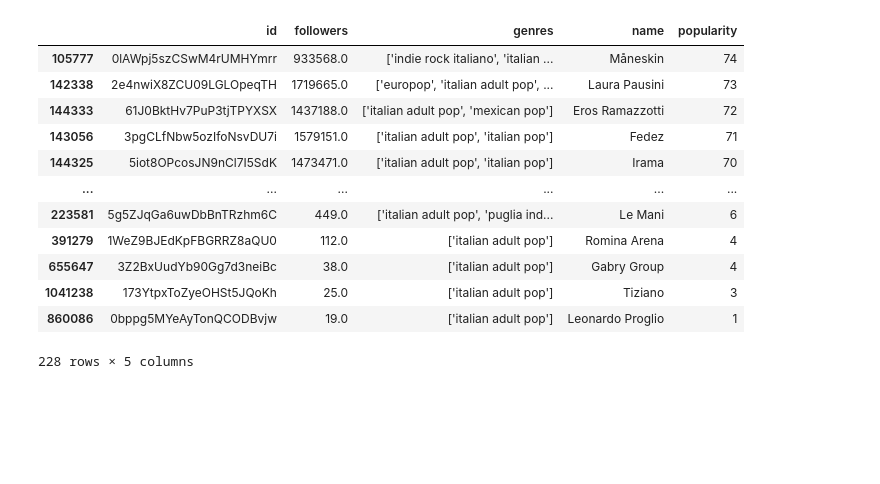
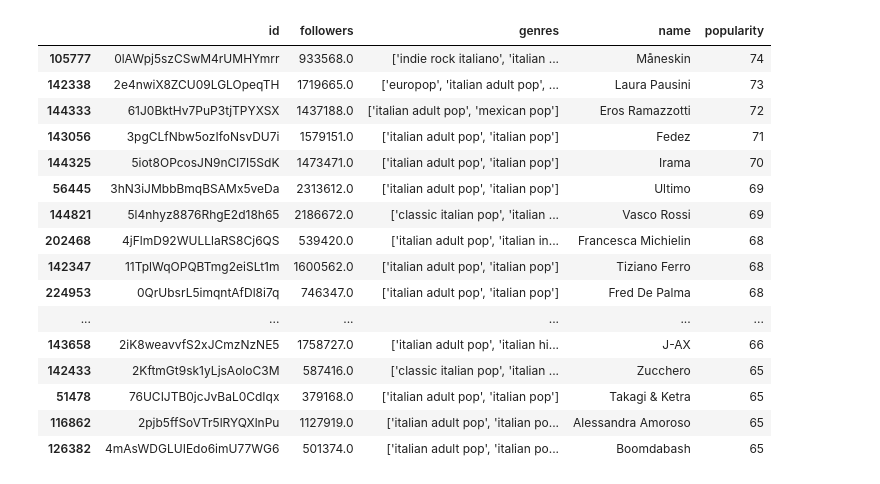
Before and after one commit to MicheleRoar/SISMA, a Jupyter notebook: data_analisys.ipynb, the cells around one changed output. Cells and saved outputs as stored; diff of their text form; code cells hidden in the pictures; blank space fills up the shorter version.

```diff
--- a/data_analisys.ipynb
+++ b/data_analisys.ipynb
@@ -32,16 +57,20 @@ artists[artists.name.str.contains("Gigione", case=False, na=False)]
 # %%
-artists[artists.genres.str.contains("italian adult pop")].sort_values(by="popularity", ascending=False)
+artists[artists.genres.str.contains("italian adult pop")].sort_values(by="popularity", ascending=False).head(20)
 # %% [output]
 |  | id | followers | genres | name | popularity |
 | 105777 | 0lAWpj5szCSwM4rUMHYmrr | 933568.0 | ['indie rock italiano', 'italian ... | Måneskin | 74 |
 | 142338 | 2e4nwiX8ZCU09LGLOpeqTH | 1719665.0 | ['europop', 'italian adult pop', ... | Laura Pausini | 73 |
 | 144333 | 61J0BktHv7PuP3tjTPYXSX | 1437188.0 | ['italian adult pop', 'mexican pop'] | Eros Ramazzotti | 72 |
 | 143056 | 3pgCLfNbw5ozIfoNsvDU7i | 1579151.0 | ['italian adult pop', 'italian pop'] | Fedez | 71 |
 | 144325 | 5iot8OPcosJN9nCl7I5SdK | 1473471.0 | ['italian adult pop', 'italian pop'] | Irama | 70 |
+| 56445 | 3hN3iJMbbBmqBSAMx5veDa | 2313612.0 | ['italian adult pop', 'italian pop'] | Ultimo | 69 |
+| 144821 | 5l4nhyz8876RhgE2d18h65 | 2186672.0 | ['classic italian pop', 'italian ... | Vasco Rossi | 69 |
+| 202468 | 4jFlmD92WULLlaRS8Cj6QS | 539420.0 | ['italian adult pop', 'italian in... | Francesca Michielin | 68 |
+| 142347 | 11TplWqOPQBTmg2eiSLt1m | 1600562.0 | ['italian adult pop', 'italian pop'] | Tiziano Ferro | 68 |
+| 224953 | 0QrUbsrL5imqntAfDl8i7q | 746347.0 | ['italian adult pop', 'italian pop'] | Fred De Palma | 68 |
 | ... | ... | ... | ... | ... | ... |
-| 223581 | 5g5ZJqGa6uwDbBnTRzhm6C | 449.0 | ['italian adult pop', 'puglia ind... | Le Mani | 6 |
-| 391279 | 1WeZ9BJEdKpFBGRRZ8aQU0 | 112.0 | ['italian adult pop'] | Romina Arena | 4 |
-| 655647 | 3Z2BxUudYb90Gg7d3neiBc | 38.0 | ['italian adult pop'] | Gabry Group | 4 |
-| 1041238 | 173YtpxToZyeOHSt5JQoKh | 25.0 | ['italian adult pop'] | Tiziano | 3 |
-| 860086 | 0bppg5MYeAyTonQCODBvjw | 19.0 | ['italian adult pop'] | Leonardo Proglio | 1 |
+| 143658 | 2iK8weavvfS2xJCmzNzNE5 | 1758727.0 | ['italian adult pop', 'italian hi... | J-AX | 66 |
+| 142433 | 2KftmGt9sk1yLjsAoloC3M | 587416.0 | ['classic italian pop', 'italian ... | Zucchero | 65 |
+| 51478 | 76UCIJTB0jcJvBaL0CdIqx | 379168.0 | ['italian adult pop', 'italian pop'] | Takagi & Ketra | 65 |
+| 116862 | 2pjb5ffSoVTr5lRYQXlnPu | 1127919.0 | ['italian adult pop', 'italian po... | Alessandra Amoroso | 65 |
+| 126382 | 4mAsWDGLUIEdo6imU77WG6 | 501374.0 | ['italian adult pop', 'italian po... | Boomdabash | 65 |
-228 rows × 5 columns
```
Also changed, not shown: parts of 22 cells of this notebook, 12 other files.
